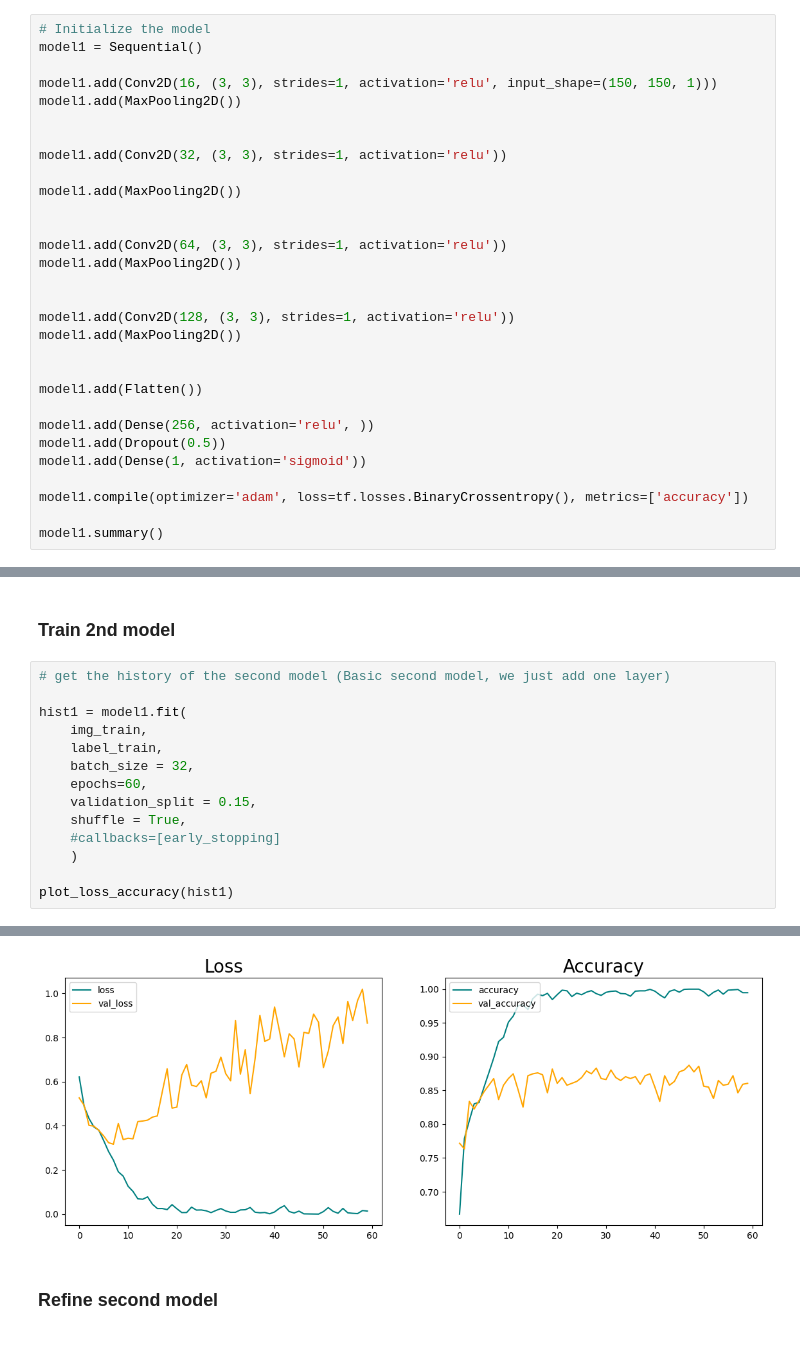
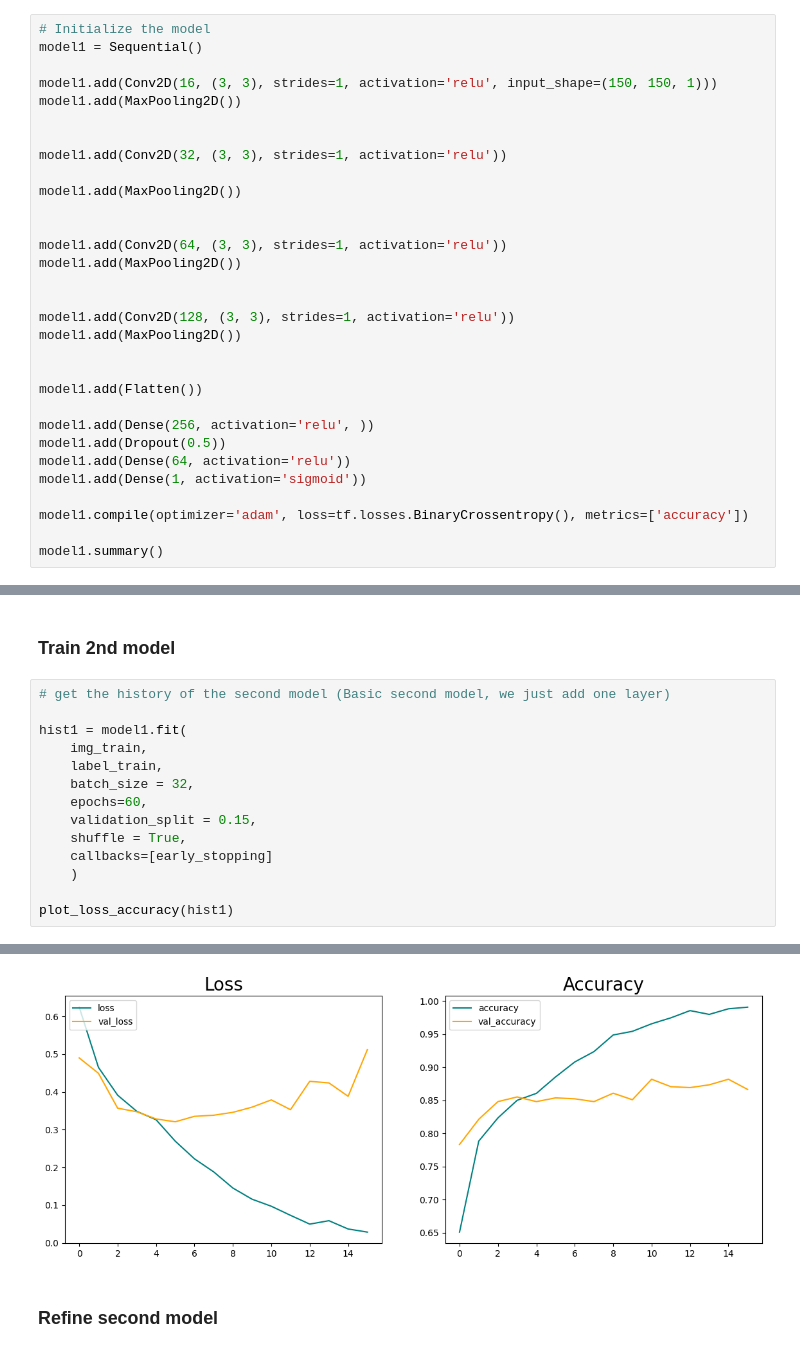
Before and after one commit to LucaPeg/ML_project, a Jupyter notebook: analysis.ipynb, the cells around one changed output, grey strips where cells are left out. Drawn from its saved outputs; the diff is of its cells as text.

```diff
--- a/analysis.ipynb
+++ b/analysis.ipynb
@@ -394,6 +394,7 @@ model1.add(Flatten())
 
 model1.add(Dense(256, activation='relu', ))
 model1.add(Dropout(0.5))
+model1.add(Dense(64, activation='relu'))
 model1.add(Dense(1, activation='sigmoid'))
 
 model1.compile(optimizer='adam', loss=tf.losses.BinaryCrossentropy(), metrics=['accuracy'])
@@ -429,7 +430,7 @@ hist1 = model1.fit(
     epochs=60,
     validation_split = 0.15,
     shuffle = True,
-    #callbacks=[early_stopping]
+    callbacks=[early_stopping]
     )
 
 plot_loss_accuracy(hist1)
@@ -454,4 +455,4 @@ Epoch 60/60
-[figure, old version]
+[figure, new version]
 # %% [markdown]
 ### Refine second model
 # %% [markdown]
```
Also changed, not shown: parts of 21 cells of this notebook.
